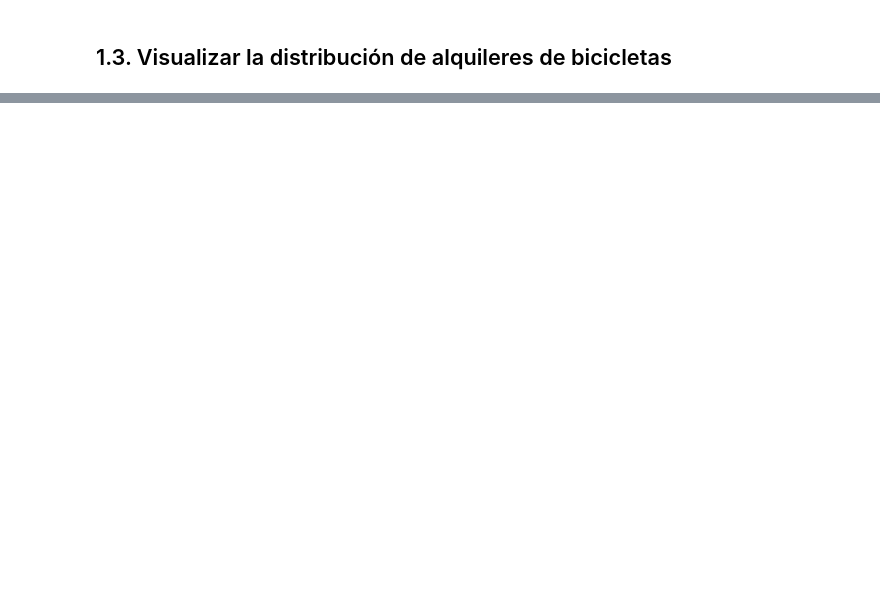
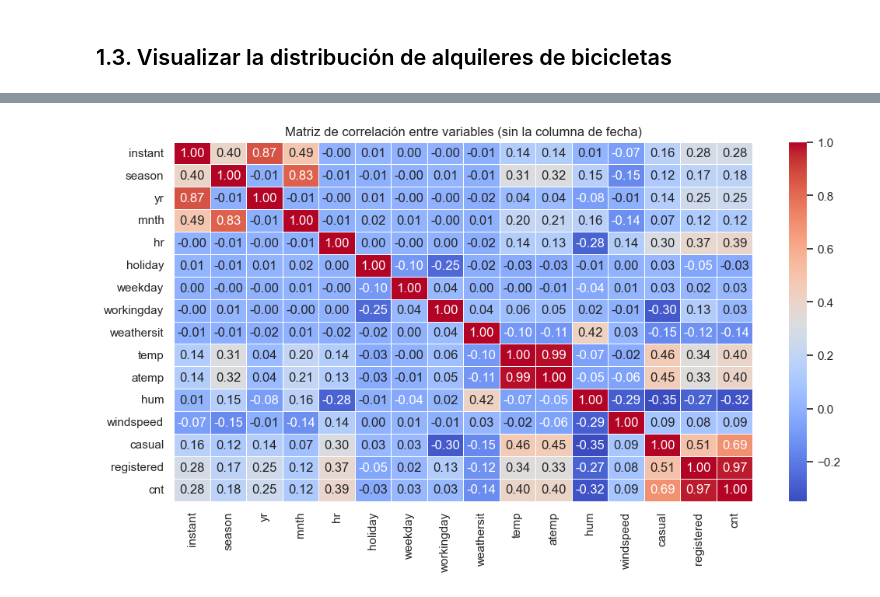
Before and after one commit to Javiersdiaz/DS102024, a Jupyter notebook: 3-MachineLearning/7-DeepLearning/1-RNN/Practica/Practica_rnn.ipynb, the cells around one changed output, grey strips where cells are left out. Drawn from its saved outputs; the diff is of its cells as text; code cells hidden in the pictures; blank space fills up the shorter version.

```diff
--- a/3-MachineLearning/7-DeepLearning/1-RNN/Practica/Practica_rnn.ipynb
+++ b/3-MachineLearning/7-DeepLearning/1-RNN/Practica/Practica_rnn.ipynb
@@ -127,0 +128,13 @@ plt.ylabel('cnt');
+# %%
+hour = hour.drop(columns=['dteday'])
+
+# Recalcular la matriz de correlación excluyendo columnas no numéricas
+correlation_matrix = hour.select_dtypes(include=["number"]).corr()
+
+# Graficar nuevamente la matriz de correlación
+plt.figure(figsize=(12,6))
+sns.heatmap(correlation_matrix, annot=True, cmap="coolwarm", fmt=".2f", linewidths=0.5)
+plt.title("Matriz de correlación entre variables (sin la columna de fecha)")
+plt.show()
+# %% [output]
+[figure, added]
```
Also changed, not shown: parts of 9 cells of this notebook.
